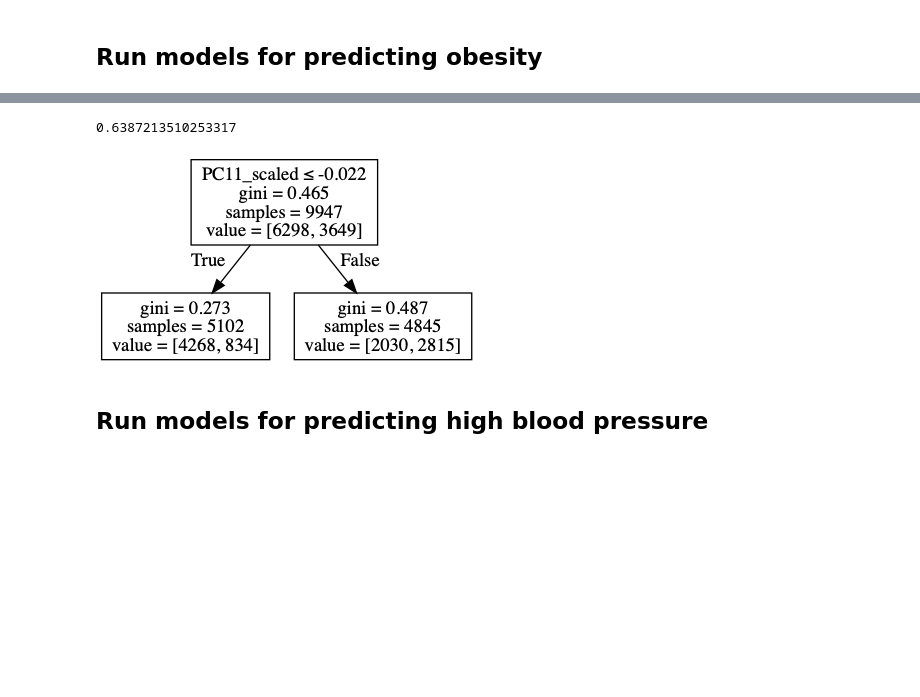
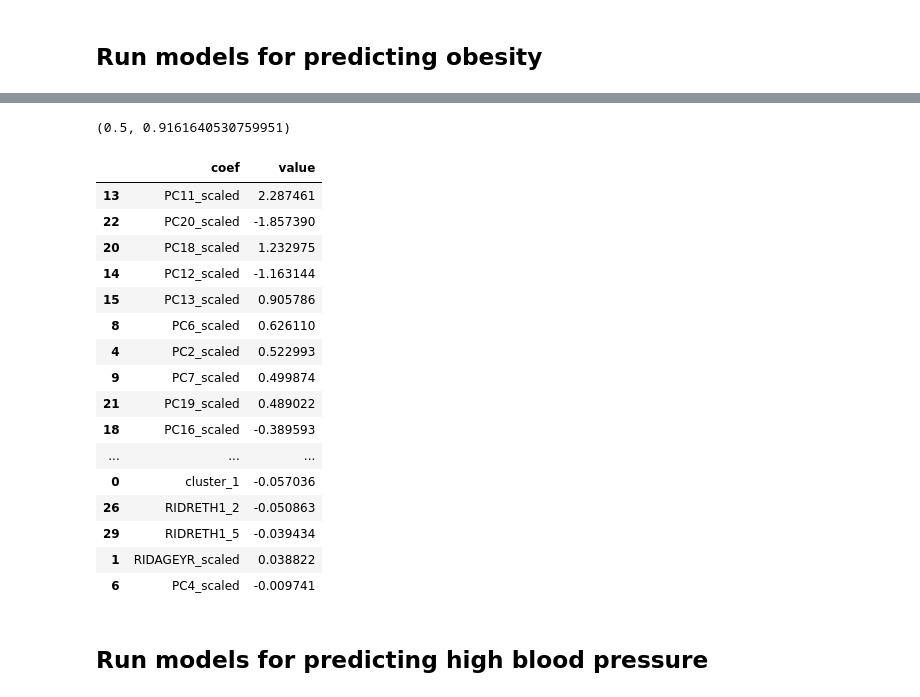
Before and after one commit to erika-tyagi/clustering-nhanes, a Jupyter notebook: process-raw-data/Supervised-classifiers.ipynb, the cells around one changed output, grey strips where cells are left out. Saved outputs shown, nothing was run; the diff lists cells and outputs as text; code cells hidden in the pictures; blank space fills up the shorter version.

```diff
--- a/process-raw-data/Supervised-classifiers.ipynb
+++ b/process-raw-data/Supervised-classifiers.ipynb
@@ -114,0 +130,8 @@ Index(['cluster_1', 'RIDAGEYR_scaled', 'INDFMPIR_scaled', 'PC1_scaled',
+# %%
+thresholds = [.5, .6, .7, .8, .9, .95, .99]
+rf_o_outputs = []
+
+for t in thresholds:
+    accuracy, feature_importance = sk_models.run_rf_model(clean_train_o, clean_test_o, ['label'], list(clean_train_o.drop(['label'],axis=1).columns),
+          t)
+    rf_o_outputs.append((t, accuracy, feature_importance))
@@ -114,0 +157,8 @@ Index(['cluster_1', 'RIDAGEYR_scaled', 'INDFMPIR_scaled', 'PC1_scaled',
+# %%
+thresholds = [.5, .6, .7, .8, .9, .95, .99]
+svc_o_outputs = []
+
+for t in thresholds:
+    accuracy, feature_importance = sk_models.run_SVC_model(clean_train_o, clean_test_o, ['label'], list(clean_train_o.drop(['label'],axis=1).columns),
+          t)
+    svc_o_outputs.append((t, accuracy, feature_importance))
@@ -115,4 +184,9 @@ Index(['cluster_1', 'RIDAGEYR_scaled', 'INDFMPIR_scaled', 'PC1_scaled',
 # %%
-#Obesity - using cluster, rf
-sk_models.run_rf_model(clean_train_o, clean_test_o, ['label'], list(clean_train_o.drop(['label'],axis=1).columns),
-          .8)
+#Obesity - using PCA factors, rf
+
+rf_o_pca_outputs = []
+
+for t in thresholds:
+    accuracy, feature_importance = sk_models.run_rf_model(clean_train_o_pca, clean_test_o_pca, ['label'], list(clean_train_o.drop(['label'],axis=1).columns),
+          t)
+    rf_o_pca_outputs.append((t, accuracy, feature_importance))
@@ -122,4 +212,8 @@ sk_models.run_rf_model(clean_train_o, clean_test_o, ['label'], list(clean_train_
 # %%
-#Obesity - using cluster, SVC
-sk_models.run_SVC_model(clean_train_o, clean_test_o, ['label'], list(clean_train_o.drop(['label'],axis=1).columns),
-          .8)
+#Obesity - using PCA factors, SVC
+svc_o_pca_outputs = []
+
+for t in thresholds:
+    accuracy, feature_importance = sk_models.run_SVC_model(clean_train_o_pca, clean_test_o_pca, ['label'], list(clean_train_o_pca.drop(['label'],axis=1).columns),
+          t)
+    svc_o_pca_outputs.append((t, accuracy, feature_importance))
@@ -164,21 +220,28 @@ sk_models.run_SVC_model(clean_train_o_pca, clean_test_o_pca, ['label'], list(cle
-# %%
-#Obesity - using PCA factors, stump decision tree
-o_tree_pca, o_accuracy_t_pca = sk_models.run_DT_model(clean_train_o_pca, clean_test_o_pca, ['label'],
-                                                      list(clean_train_o_pca.drop(['label'],axis=1).columns),.8)
-
-o_accuracy_t_pca
-# %% [output]
-0.6387213510253317
-# %%
-#Print tree
-col_names = list(clean_train_o_pca.drop(columns=['label']).columns)
-dot_data = StringIO()
-export_graphviz(o_tree_pca, out_file=dot_data, feature_names=col_names, special_characters=True)
-graph = pydotplus.graph_from_dot_data(dot_data.getvalue())
-graph.write_png('stump_1_pca.png')
-Image('stump_1_pca.png')
-# %% [output]
-[figure, removed]
+# %%
+find_best_model(svc_o_pca_outputs)
+# %% [output]
+(0.5, 0.9161640530759951)
+# %%
+#display feature imporance for best model:
+svc_o_pca_outputs[0][2]
+# %% [output]
+|  | coef | value |
+| 13 | PC11_scaled | 2.287461 |
+| 22 | PC20_scaled | -1.857390 |
+| 20 | PC18_scaled | 1.232975 |
+| 14 | PC12_scaled | -1.163144 |
+| 15 | PC13_scaled | 0.905786 |
+| 8 | PC6_scaled | 0.626110 |
+| 4 | PC2_scaled | 0.522993 |
+| 9 | PC7_scaled | 0.499874 |
+| 21 | PC19_scaled | 0.489022 |
+| 18 | PC16_scaled | -0.389593 |
+| ... | ... | ... |
+| 0 | cluster_1 | -0.057036 |
+| 26 | RIDRETH1_2 | -0.050863 |
+| 29 | RIDRETH1_5 | -0.039434 |
+| 1 | RIDAGEYR_scaled | 0.038822 |
+| 6 | PC4_scaled | -0.009741 |
 # %% [markdown]
 ## Run models for predicting high blood pressure
 # %%
```
Also changed, not shown: parts of 30 cells of this notebook, 1 other file.
